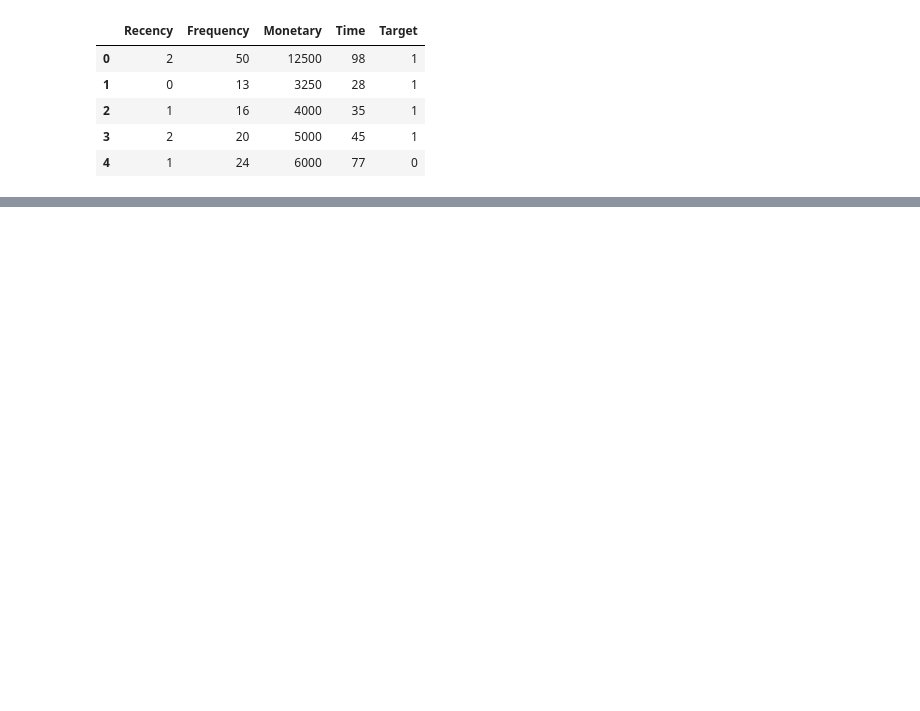
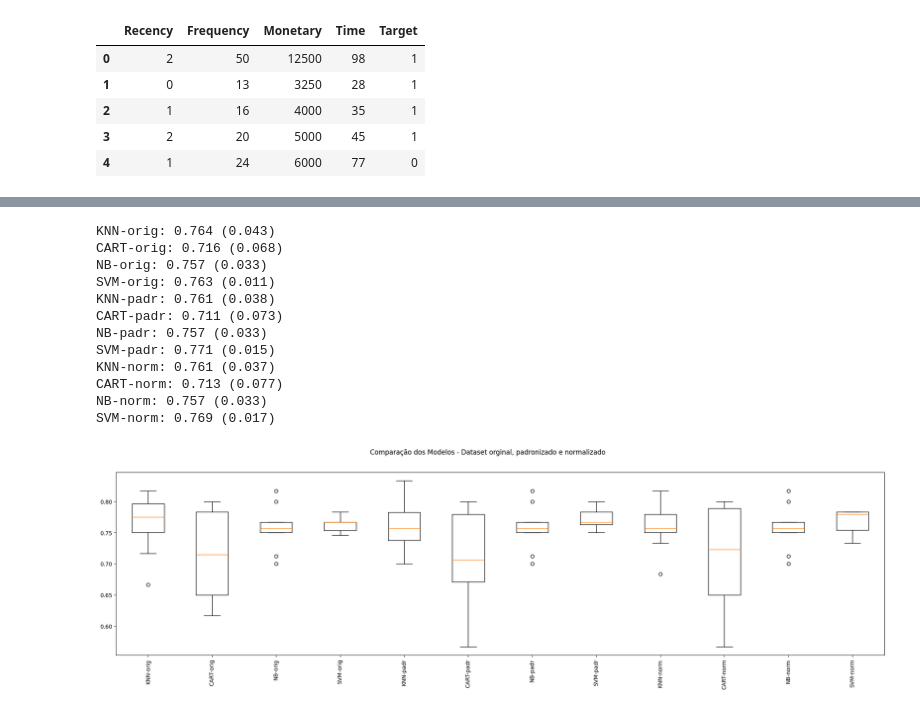
Before and after one commit to eunandocosta/backend_mvp_machine_learning_doacao_sangue, a Jupyter notebook: predict_model/donation_model.ipynb, the cells around one changed output, grey strips where cells are left out. Cells and saved outputs as stored; diff of their text form; code cells hidden in the pictures; blank space fills up the shorter version.

```diff
--- a/predict_model/donation_model.ipynb
+++ b/predict_model/donation_model.ipynb
@@ -37,0 +90,72 @@ LogisticRegression(solver='liblinear')
+# %%
+np.random.seed(7) # definindo uma semente global para este bloco
+
+# Listas para armazenar os armazenar os pipelines e os resultados para todas as visões do dataset
+pipelines = []
+results = []
+names = []
+
+
+# Criando os elementos do pipeline
+
+# Algoritmos que serão utilizados
+knn = ('KNN', KNeighborsClassifier())
+cart = ('CART', DecisionTreeClassifier())
+naive_bayes = ('NB', GaussianNB())
+svm = ('SVM', SVC())
+
+# Transformações que serão utilizadas
+standard_scaler = ('StandardScaler', StandardScaler())
+min_max_scaler = ('MinMaxScaler', MinMaxScaler())
+
+
+# Montando os pipelines
+
+# Dataset original
+pipelines.append(('KNN-orig', Pipeline([knn])))
+pipelines.append(('CART-orig', Pipeline([cart])))
+pipelines.append(('NB-orig', Pipeline([naive_bayes])))
+pipelines.append(('SVM-orig', Pipeline([svm])))
+
+# Dataset Padronizado
+pipelines.append(('KNN-padr', Pipeline([standard_scaler, knn])))
+pipelines.append(('CART-padr', Pipeline([standard_scaler, cart])))
+pipelines.append(('NB-padr', Pipeline([standard_scaler, naive_bayes])))
+pipelines.append(('SVM-padr', Pipeline([standard_scaler, svm])))
+
+# Dataset Normalizado
+pipelines.append(('KNN-norm', Pipeline([min_max_scaler, knn])))
+pipelines.append(('CART-norm', Pipeline([min_max_scaler, cart])))
+pipelines.append(('NB-norm', Pipeline([min_max_scaler, naive_bayes])))
+pipelines.append(('SVM-norm', Pipeline([min_max_scaler, svm])))
+
+# Executando os pipelines
+
+for name, model in pipelines:
+    cv_results = cross_val_score(model, X_train, y_train, cv=kfold, scoring=scoring)
+    results.append(cv_results)
+    names.append(name)
+    msg = "%s: %.3f (%.3f)" % (name, cv_results.mean(), cv_results.std()) # formatando para 3 casas decimais
+    print(msg)
+
+# Boxplot de comparação dos modelos
+fig = plt.figure(figsize=(25,6))
+fig.suptitle('Comparação dos Modelos - Dataset orginal, padronizado e normalizado')
+ax = fig.add_subplot(111)
+plt.boxplot(results)
+ax.set_xticklabels(names, rotation=90)
+plt.show()
+# %% [output]
+KNN-orig: 0.764 (0.043)
+CART-orig: 0.716 (0.068)
+NB-orig: 0.757 (0.033)
+SVM-orig: 0.763 (0.011)
+KNN-padr: 0.761 (0.038)
+CART-padr: 0.711 (0.073)
+NB-padr: 0.757 (0.033)
+SVM-padr: 0.771 (0.015)
+KNN-norm: 0.761 (0.037)
+CART-norm: 0.713 (0.077)
+NB-norm: 0.757 (0.033)
+SVM-norm: 0.769 (0.017)
+[figure, added]
```
Also changed, not shown: parts of 19 cells of this notebook, 9 other files.
